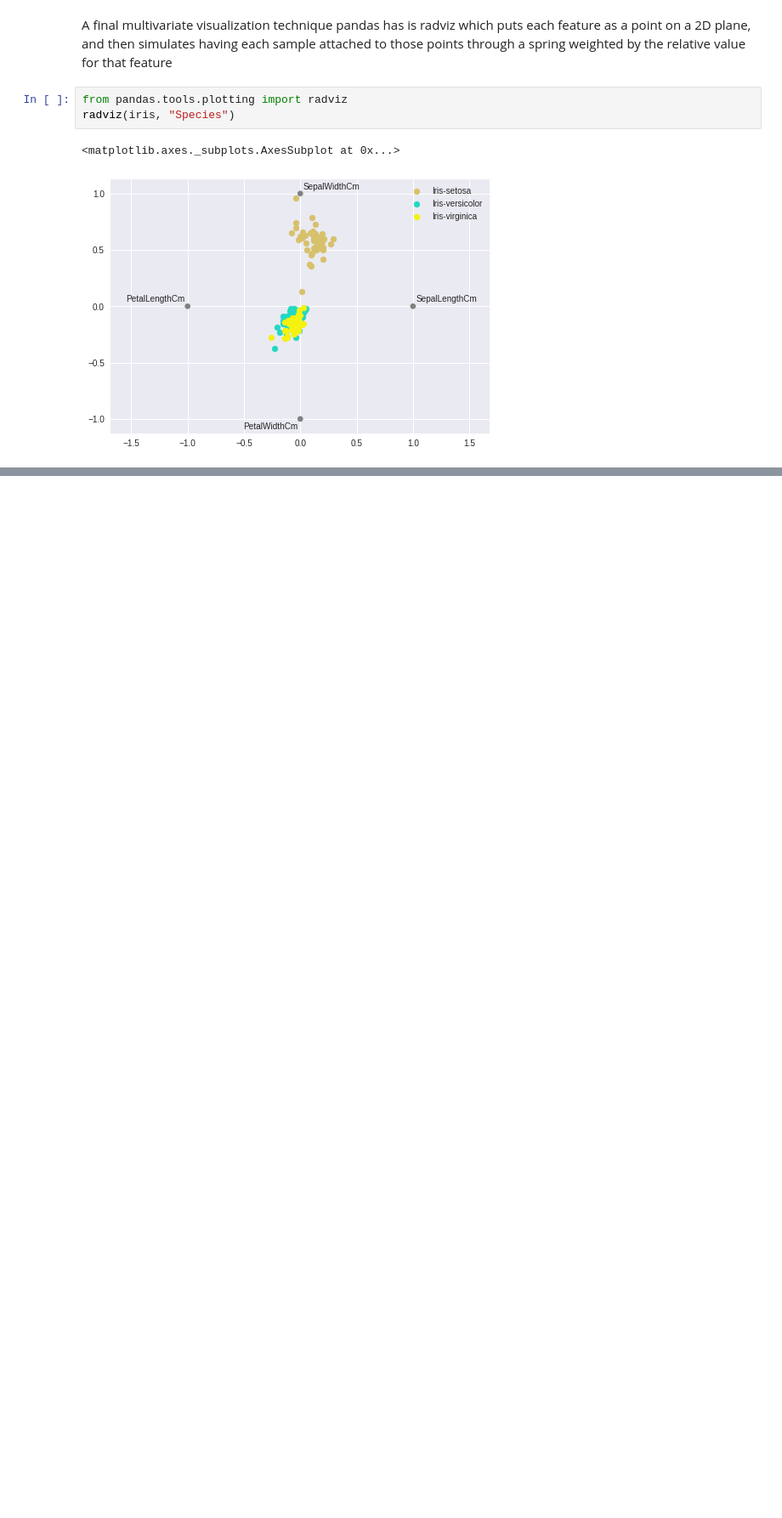
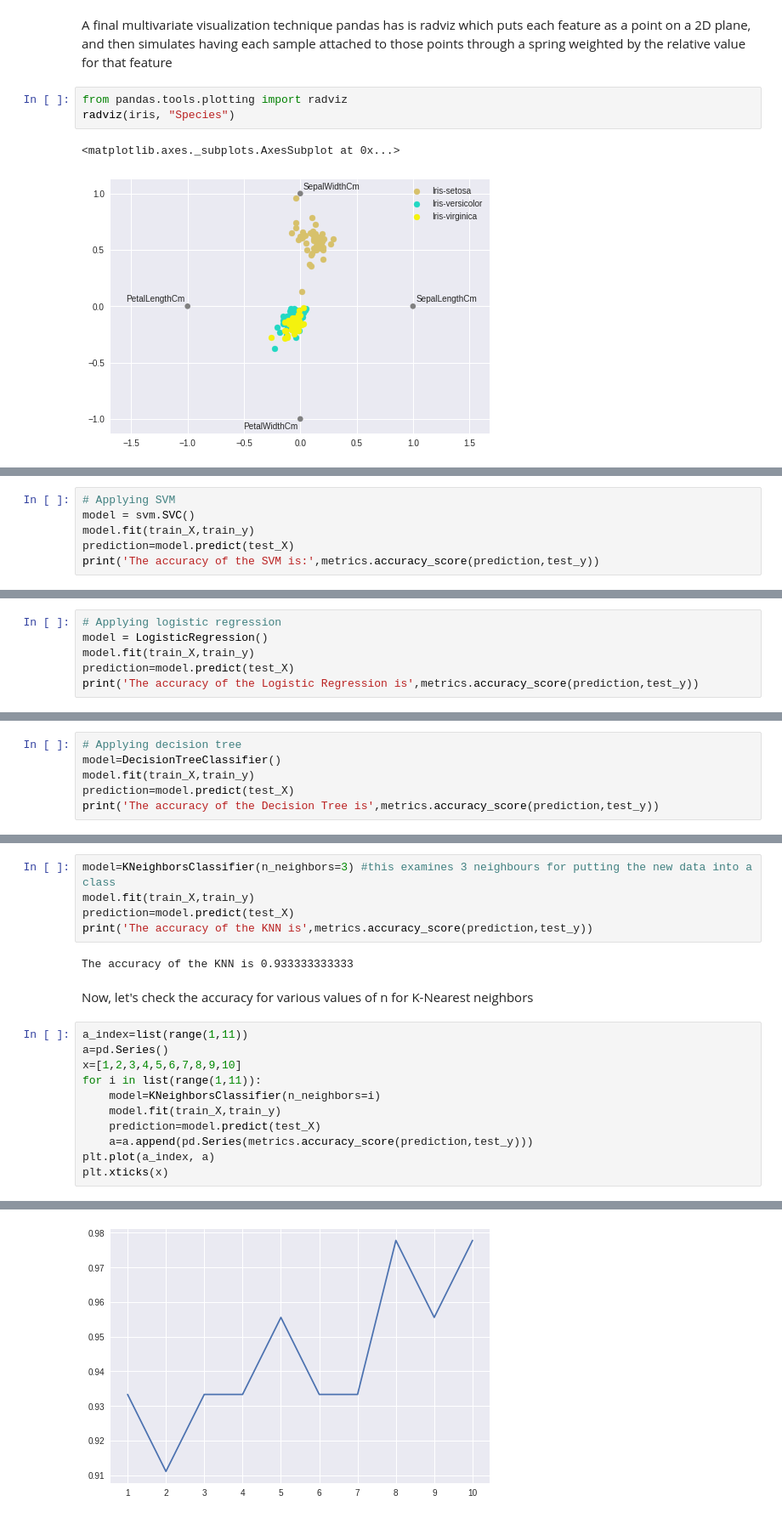
Before and after one commit to adityaadarsh/Iris-Exploratory-Data-Analysis-With-Machine-Learning, a Jupyter notebook: iris_notebook.ipynb, the cells around one changed output, grey strips where cells are left out. Shown at 85% size. Saved outputs shown, nothing was run; the diff lists cells and outputs as text; blank space fills up the shorter version.

```diff
--- a/iris_notebook.ipynb
+++ b/iris_notebook.ipynb
@@ -225,0 +285,6 @@ Hope you have enjoyed. Regards - Nilay
+# %%
+# Applying SVM
+model = svm.SVC()
+model.fit(train_X,train_y)
+prediction=model.predict(test_X)
+print('The accuracy of the SVM is:',metrics.accuracy_score(prediction,test_y))
@@ -225,0 +297,6 @@ Hope you have enjoyed. Regards - Nilay
+# %%
+# Applying logistic regression
+model = LogisticRegression()
+model.fit(train_X,train_y)
+prediction=model.predict(test_X)
+print('The accuracy of the Logistic Regression is',metrics.accuracy_score(prediction,test_y))
@@ -225,0 +307,6 @@ Hope you have enjoyed. Regards - Nilay
+# %%
+# Applying decision tree
+model=DecisionTreeClassifier()
+model.fit(train_X,train_y)
+prediction=model.predict(test_X)
+print('The accuracy of the Decision Tree is',metrics.accuracy_score(prediction,test_y))
@@ -225,0 +317,21 @@ Hope you have enjoyed. Regards - Nilay
+# %%
+model=KNeighborsClassifier(n_neighbors=3) #this examines 3 neighbours for putting the new data into a class
+model.fit(train_X,train_y)
+prediction=model.predict(test_X)
+print('The accuracy of the KNN is',metrics.accuracy_score(prediction,test_y))
+# %% [output]
+The accuracy of the KNN is 0.933333333333
+# %% [markdown]
+Now,  let's check the accuracy for various values of n for K-Nearest neighbors
+# %%
+a_index=list(range(1,11))
+a=pd.Series()
+x=[1,2,3,4,5,6,7,8,9,10]
+for i in list(range(1,11)):
+    model=KNeighborsClassifier(n_neighbors=i)
+    model.fit(train_X,train_y)
+    prediction=model.predict(test_X)
+    a=a.append(pd.Series(metrics.accuracy_score(prediction,test_y)))
+plt.plot(a_index, a)
+plt.xticks(x)
+# %% [output]
@@ -225,0 +349 @@ Hope you have enjoyed. Regards - Nilay
+[figure, added]
```
Also changed, not shown: parts of 23 cells of this notebook.
